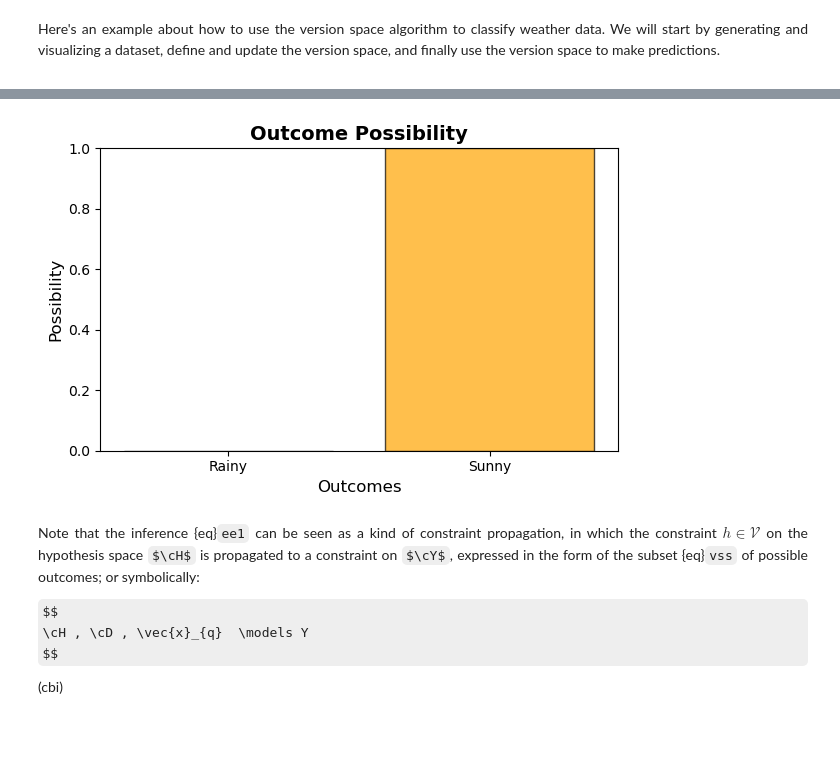
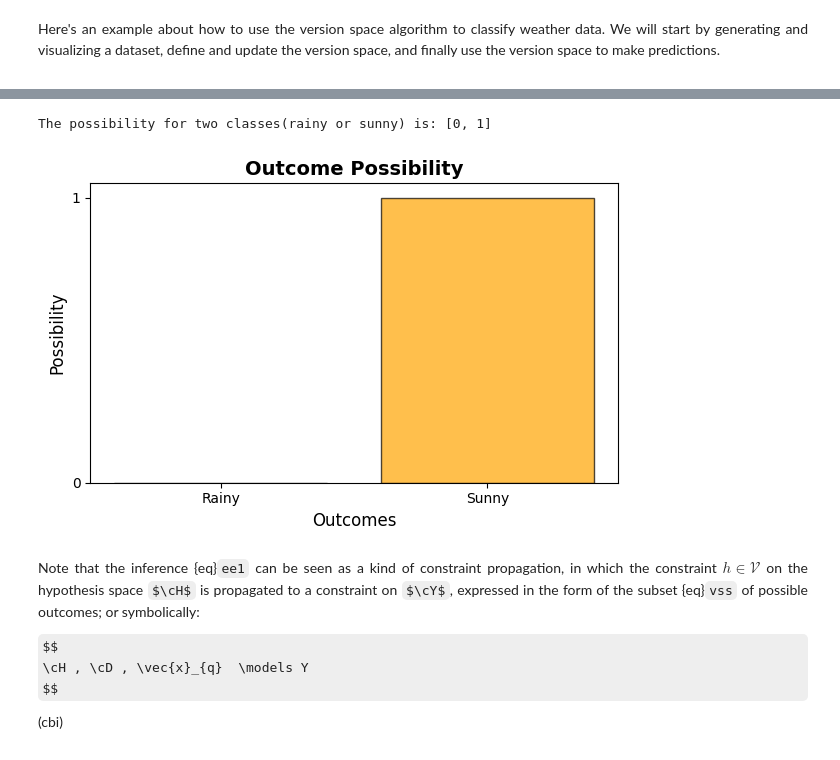
Before and after one commit to tloehrlmu/PageTest, a Jupyter notebook: chapter-modelingAproxUncertainty/modelingAproxUncertainty.ipynb, the cells around one changed output, grey strips where cells are left out. Cells and saved outputs as stored; diff of their text form; code cells hidden in the pictures; some formulas as TeX source.

```diff
--- a/chapter-modelingAproxUncertainty/modelingAproxUncertainty.ipynb
+++ b/chapter-modelingAproxUncertainty/modelingAproxUncertainty.ipynb
@@ -117,8 +123,7 @@ version_space = [
     {'temp_range': (0, 25), 'humidity_range': (70, 100)},
     {'temp_range': (30, 60), 'humidity_range': (0, 65)},
     {'temp_range': (0, 30), 'humidity_range': (65, 100)},
+    {'temp_range': (20, 60), 'humidity_range': (45, 75)},
     {'temp_range': (20, 45), 'humidity_range': (55, 90)},
-    {'temp_range': (0, 40), 'humidity_range': (70, 100)},
-    {'temp_range': (35, 55), 'humidity_range': (40, 60)},
-    {'temp_range': (0, 55), 'humidity_range': (60, 85)}
+    {'temp_range': (0, 40), 'humidity_range': (70, 100)}
 ]
@@ -160,11 +173,16 @@ After that, we visualize the initial and updated version space using rectangles
 # %%
+import matplotlib.cm as cm
 fig, ax = plt.subplots(1, 2, figsize=(10,4))
 
 # Visualize initial version space
+colors = cm.rainbow(np.linspace(0, 1, len(version_space)))
+rule_to_color = {str(rule): color for rule, color in zip(version_space, colors)}
+
 for rule in version_space:
     temp_min, temp_max = rule['temp_range']
     humidity_min, humidity_max = rule['humidity_range']
-    rect = plt.Rectangle((temp_min, humidity_min), temp_max-temp_min, humidity_max-humidity_min, fill=False, edgecolor='r')
+    color = rule_to_color[str(rule)]
+    rect = plt.Rectangle((temp_min, humidity_min), temp_max-temp_min, humidity_max-humidity_min, fill=False, edgecolor=color, linewidth=2)
     ax[0].add_patch(rect)
 ax[0].set_title('Initial Version Space')
 ax[0].set_xlabel('Temperature')
@@ -176,13 +194,15 @@ ax[0].set_ylim(0, 100)
 for rule in current_version_space:
     temp_min, temp_max = rule['temp_range']
     humidity_min, humidity_max = rule['humidity_range']
-    rect = plt.Rectangle((temp_min, humidity_min), temp_max-temp_min, humidity_max-humidity_min, fill=False, edgecolor='g')
+    color = rule_to_color[str(rule)]
+    rect = plt.Rectangle((temp_min, humidity_min), temp_max-temp_min, humidity_max-humidity_min, fill=False, edgecolor=color, linewidth=2)
     ax[1].add_patch(rect)
 ax[1].set_title('Updated Version Space')
 ax[1].set_xlabel('Temperature')
 ax[1].set_ylabel('Humidity')
 ax[1].set_xlim(0, 60)
 ax[1].set_ylim(0, 100)
-
+print("After updating, the final version space contains:")
+print(current_version_space)
 plt.show()
 # %% [output]
@@ -206,32 +227,34 @@ def predict(version_space, x):
             predictions.append(1)
         else:
             predictions.append(0)
-    return max(set(predictions), key=predictions.count)  # Majority vote
+    return predictions  # Majority vote
 
 # New sample
-new_sample = [28, 68]  # New weather data, e.g., temperature=28, humidity=68
-prediction = predict(current_version_space, new_sample)
+new_sample = [25, 68]  # New weather data
+predictions = predict(current_version_space, new_sample)
 
 # Representing the possibility of outcomes
-possibilities = [0, 1]
 outcomes = ["Rainy", "Sunny"]
-if prediction is None:
+if predictions is None:
     outcome_possibility = [0, 0]
 else:
-    outcome_possibility = [1 if prediction == i else 0 for i in possibilities]
+    outcome_possibility = [1 if i in predictions else 0 for i in [0, 1]]
 # %%
 fig, ax = plt.subplots(figsize=(6, 4))  # Adjust the figure size to be smaller
 
 # Visualize outcome possibility
 bars = ax.bar(outcomes, outcome_possibility, color=['orange'], alpha=0.7, edgecolor='black')
 ax.set_title('Outcome Possibility', fontsize=14, fontweight='bold')
 ax.set_xlabel('Outcomes', fontsize=12)
 ax.set_ylabel('Possibility', fontsize=12)
-ax.set_ylim(0, 1)
+ax.set_yticks([0, 1])
+
+print(f"The possibility for two classes(rainy or sunny) is: {outcome_possibility}")
 plt.tight_layout()
 plt.show()
 # %% [output]
+The possibility for two classes(rainy or sunny) is: [0, 1]
-[figure, old version]
+[figure, new version]
 # %% [markdown]
 <div align="justify">
 
```
Also changed, not shown: parts of 10 cells of this notebook.
